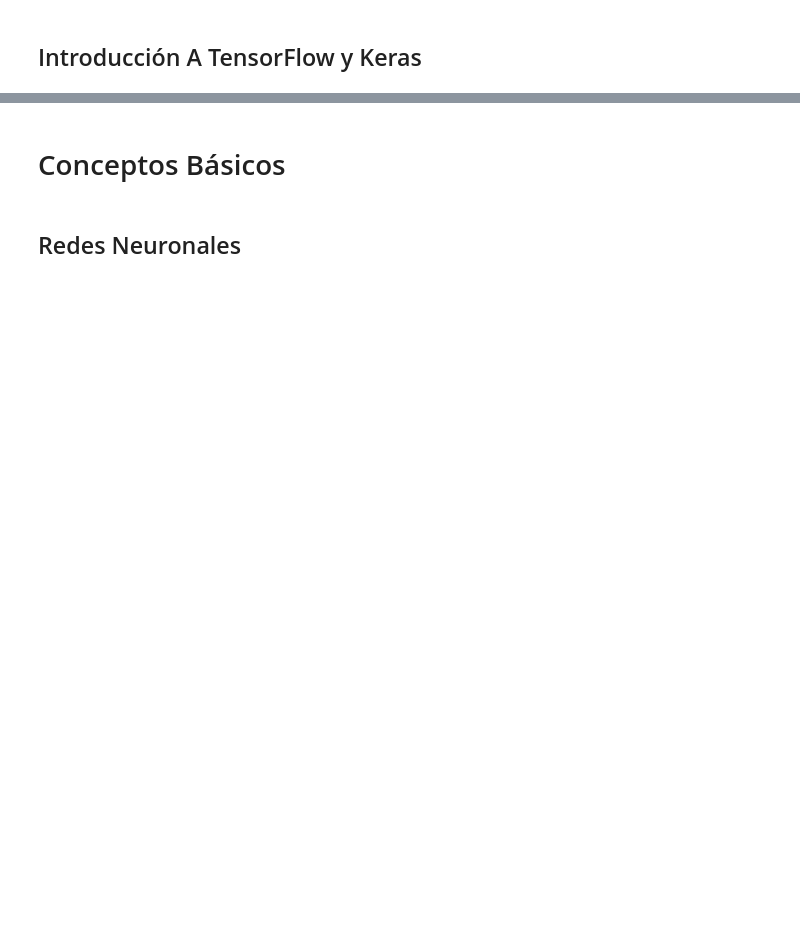
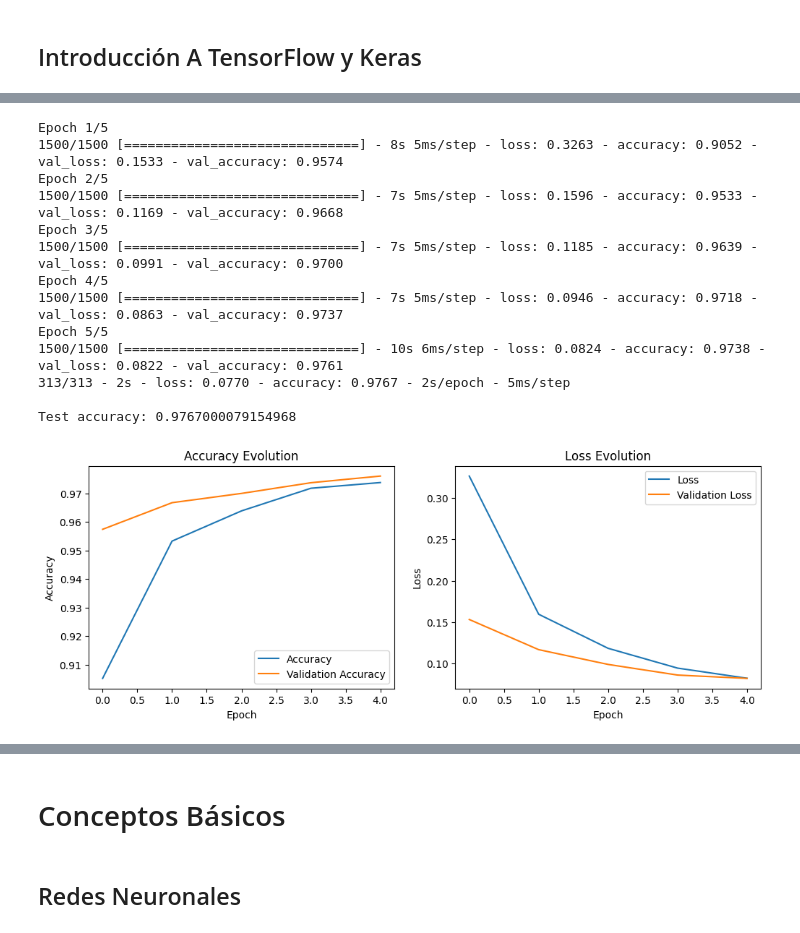
Before and after one commit to DanAndCastRod/python_DataScience, a Jupyter notebook: session11-deeplearning-tf-keras.ipynb, the cells around one changed output, grey strips where cells are left out. Cells and saved outputs as stored; diff of their text form; code cells hidden in the pictures; blank space fills up the shorter version.

```diff
--- a/session11-deeplearning-tf-keras.ipynb
+++ b/session11-deeplearning-tf-keras.ipynb
@@ -41,0 +74,68 @@ El término "Deep" en Deep Learning se refiere a la cantidad de capas a través
+# %%
+import tensorflow as tf
+import matplotlib.pyplot as plt
+
+# Cargar el conjunto de datos MNIST
+mnist = tf.keras.datasets.mnist
+(x_train, y_train), (x_test, y_test) = mnist.load_data()
+
+# Normalizar los datos de entrada
+x_train, x_test = x_train / 255.0, x_test / 255.0
+
+# Crear el modelo secuencial de Keras
+model = tf.keras.models.Sequential([
+  tf.keras.layers.Flatten(input_shape=(28, 28)),
+  tf.keras.layers.Dense(128, activation='relu'),
+  tf.keras.layers.Dropout(0.2),
+  tf.keras.layers.Dense(10, activation='softmax')
+])
+
+# Compilar el modelo
+model.compile(optimizer='adam',
+              loss='sparse_categorical_crossentropy',
+              metrics=['accuracy'])
+
+# Entrenar el modelo
+history = model.fit(x_train, y_train, epochs=5, validation_split=0.2)
+
+# Evaluar el modelo
+test_loss, test_acc = model.evaluate(x_test, y_test, verbose=2)
+print('\nTest accuracy:', test_acc)
+
+# Visualización de los resultados del entrenamiento
+plt.figure(figsize=(12, 4))
+
+# Gráfico de la precisión
+plt.subplot(1, 2, 1)
+plt.plot(history.history['accuracy'], label='Accuracy')
+plt.plot(history.history['val_accuracy'], label='Validation Accuracy')
+plt.title('Accuracy Evolution')
+plt.xlabel('Epoch')
+plt.ylabel('Accuracy')
+plt.legend()
+
+# Gráfico de la pérdida
+plt.subplot(1, 2, 2)
+plt.plot(history.history['loss'], label='Loss')
+plt.plot(history.history['val_loss'], label='Validation Loss')
+plt.title('Loss Evolution')
+plt.xlabel('Epoch')
+plt.ylabel('Loss')
+plt.legend()
+
+plt.show()
+# %% [output]
+Epoch 1/5
+1500/1500 [==============================] - 8s 5ms/step - loss: 0.3263 - accuracy: 0.9052 - val_loss: 0.1533 - val_accuracy: 0.9574
+Epoch 2/5
+1500/1500 [==============================] - 7s 5ms/step - loss: 0.1596 - accuracy: 0.9533 - val_loss: 0.1169 - val_accuracy: 0.9668
+Epoch 3/5
+1500/1500 [==============================] - 7s 5ms/step - loss: 0.1185 - accuracy: 0.9639 - val_loss: 0.0991 - val_accuracy: 0.9700
+Epoch 4/5
+1500/1500 [==============================] - 7s 5ms/step - loss: 0.0946 - accuracy: 0.9718 - val_loss: 0.0863 - val_accuracy: 0.9737
+Epoch 5/5
+1500/1500 [==============================] - 10s 6ms/step - loss: 0.0824 - accuracy: 0.9738 - val_loss: 0.0822 - val_accuracy: 0.9761
+313/313 - 2s - loss: 0.0770 - accuracy: 0.9767 - 2s/epoch - 5ms/step
+
+Test accuracy: 0.9767000079154968
+[figure, added]
```
Also changed, not shown: parts of 37 cells of this notebook, 1 other file.
